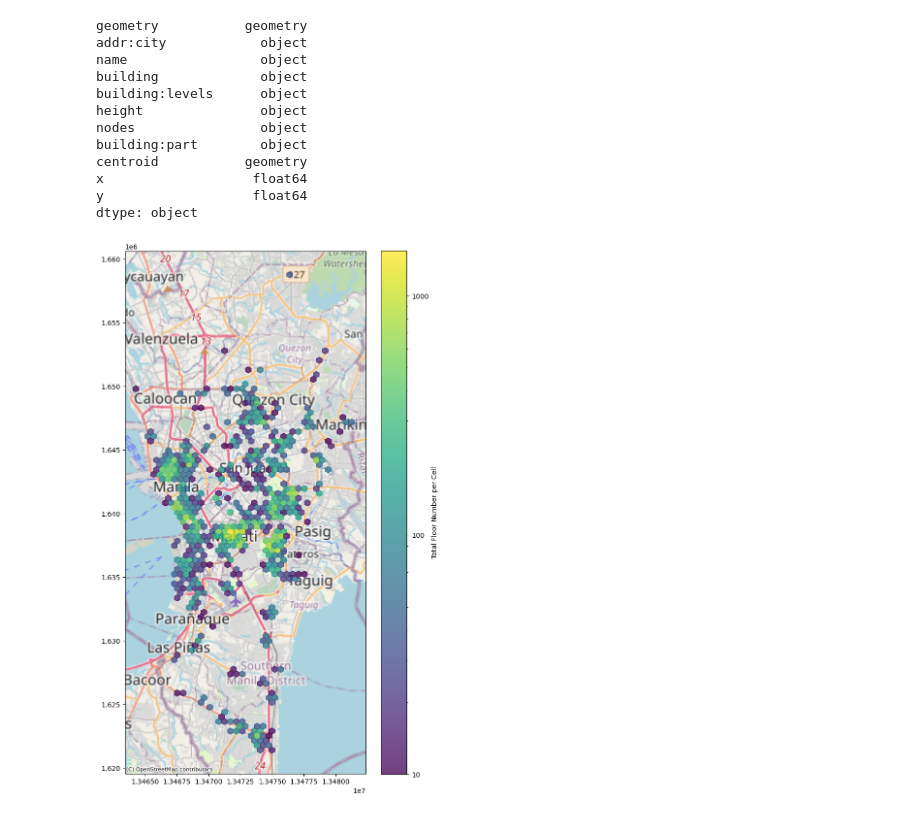
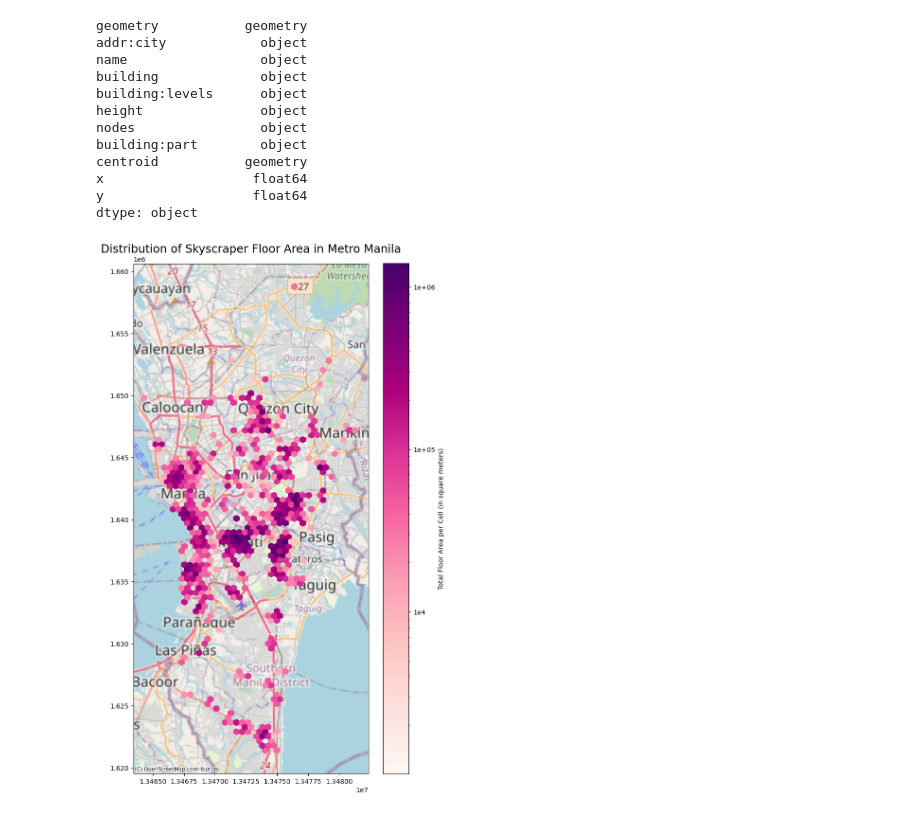
Before and after one commit to Automating-GIS-processes-II-2023/final-assignment-jeromemaiquez, a Jupyter notebook: final_exercise.ipynb, the cells around one changed output. Drawn from its saved outputs; the diff is of its cells as text; code cells hidden in the pictures.

Commit message:
Calculated total floor area

```diff
--- a/final_exercise.ipynb
+++ b/final_exercise.ipynb
@@ -231,25 +231,32 @@ dtype: object
 # %%
 import matplotlib.ticker as ticker
 
 fig, ax2 = plt.subplots(nrows=1, ncols=1, figsize=(8,14))
 
 hb = ax2.hexbin(
     offices["x"],
     offices["y"],
-    C=offices["building:levels"].astype(int),
+    # C=offices["building:levels"].astype(int),
+    C=offices["total_floor_area"],
     gridsize=(37, 50),
     bins="log",
-    alpha=0.75,
+    # alpha=0.75,
     reduce_C_function=np.sum,
+    cmap="RdPu"
 )
 
 cb = fig.colorbar(
     hb,
     ax=ax2,
-    label="Total Floor Number per Cell",
+    label="Total Floor Area per Cell (in square meters)",
     format=ticker.LogFormatter()
 )
 
+plt.title(
+    "Distribution of Skyscraper Floor Area in Metro Manila",
+    fontsize="xx-large"
+)
+
 cx.add_basemap(ax2, source=cx.providers.OpenStreetMap.Mapnik)
 # %% [output]
-[figure, old version]
+[figure, new version]
```
Also changed, not shown: parts of 1 cell of this notebook.
